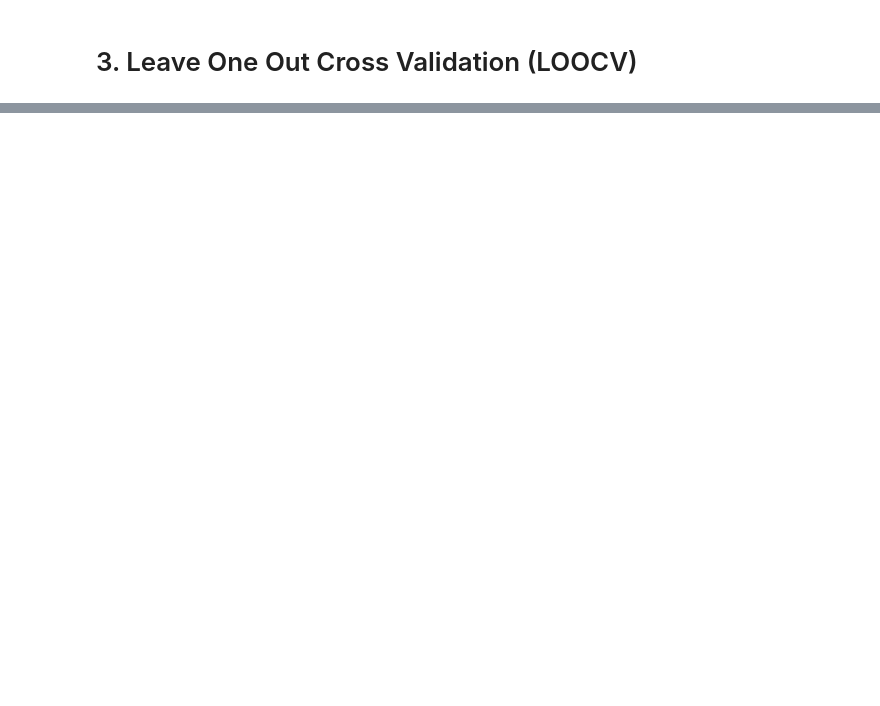
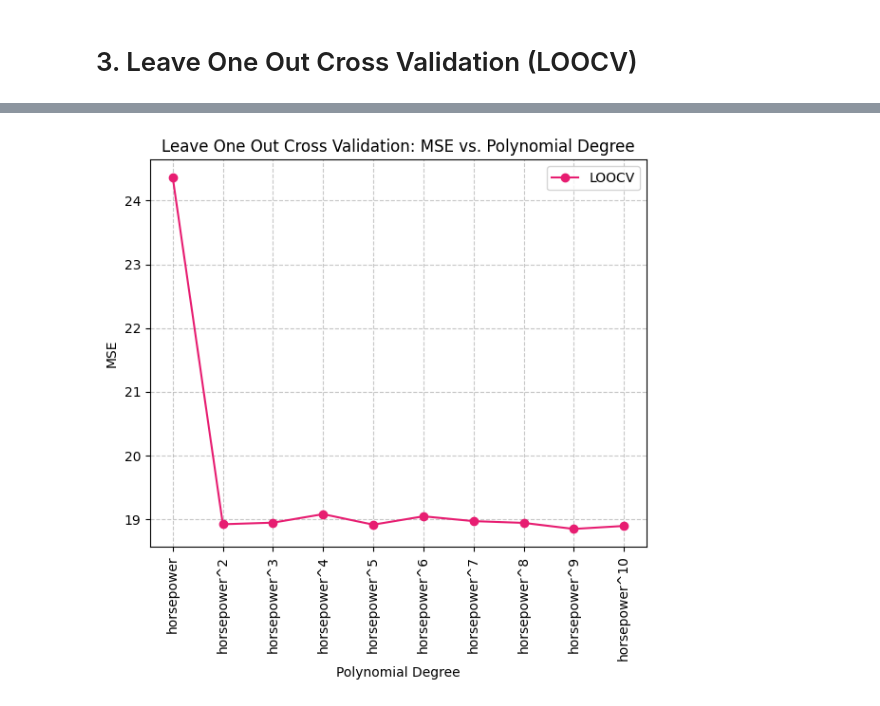
Before and after one commit to vincenzorrei/EDU-ResamplingMethods, a Jupyter notebook: main.ipynb, the cells around one changed output, grey strips where cells are left out. Saved outputs shown, nothing was run; the diff lists cells and outputs as text; code cells hidden in the pictures; blank space fills up the shorter version.

```diff
--- a/main.ipynb
+++ b/main.ipynb
@@ -285,0 +284,23 @@ Mean Squared Error (average): 19.257471634638375
+# %%
+# Initialize dictionary to store results
+cv_results_LOOCV = {}
+
+# Create the K-Fold cross-validator
+cv = LeaveOneOut()
+
+# Loop through each polynomial degree
+for i in range(1, len(horsepower_cols)+1):
+    # Perform cross-validation
+    scores = cross_val_score(
+        regr, X_train[horsepower_cols[:i]], y_train,
+        cv=cv, scoring=mse_scorer, n_jobs=-1
+    )
+    # Calculate the mean of the MSE scores (negate to get actual MSE)
+    mean_mse = -scores.mean()
+
+    # Store in results dictionary
+    cv_results_LOOCV[horsepower_cols[i-1]] = mean_mse
+    print(f'Mean CV MSE for {horsepower_cols[i-1]}: {mean_mse:.4f}')
+
+# Convert results to DataFrame for plotting
+cv_results_LOOCV = pd.DataFrame([cv_results_LOOCV])
@@ -285,0 +318,14 @@ Mean Squared Error (average): 19.257471634638375
+# %%
+# Plot the results
+plt.figure(figsize=figsize)
+plt.plot(cv_results_LOOCV.T, marker='o', label='LOOCV', color=color_pink)
+plt.xlabel('Polynomial Degree')
+plt.xticks(ticks=range(len(cv_results_LOOCV.columns)), labels=cv_results_LOOCV.columns, rotation=90)
+plt.ylabel('MSE')
+plt.title('Leave One Out Cross Validation: MSE vs. Polynomial Degree')
+plt.grid(True, linestyle='--', alpha=0.7)
+plt.legend()
+plt.tight_layout()
+plt.show()
+# %% [output]
+[figure, added]
```
Also changed, not shown: parts of 20 cells of this notebook, 2 other files.
